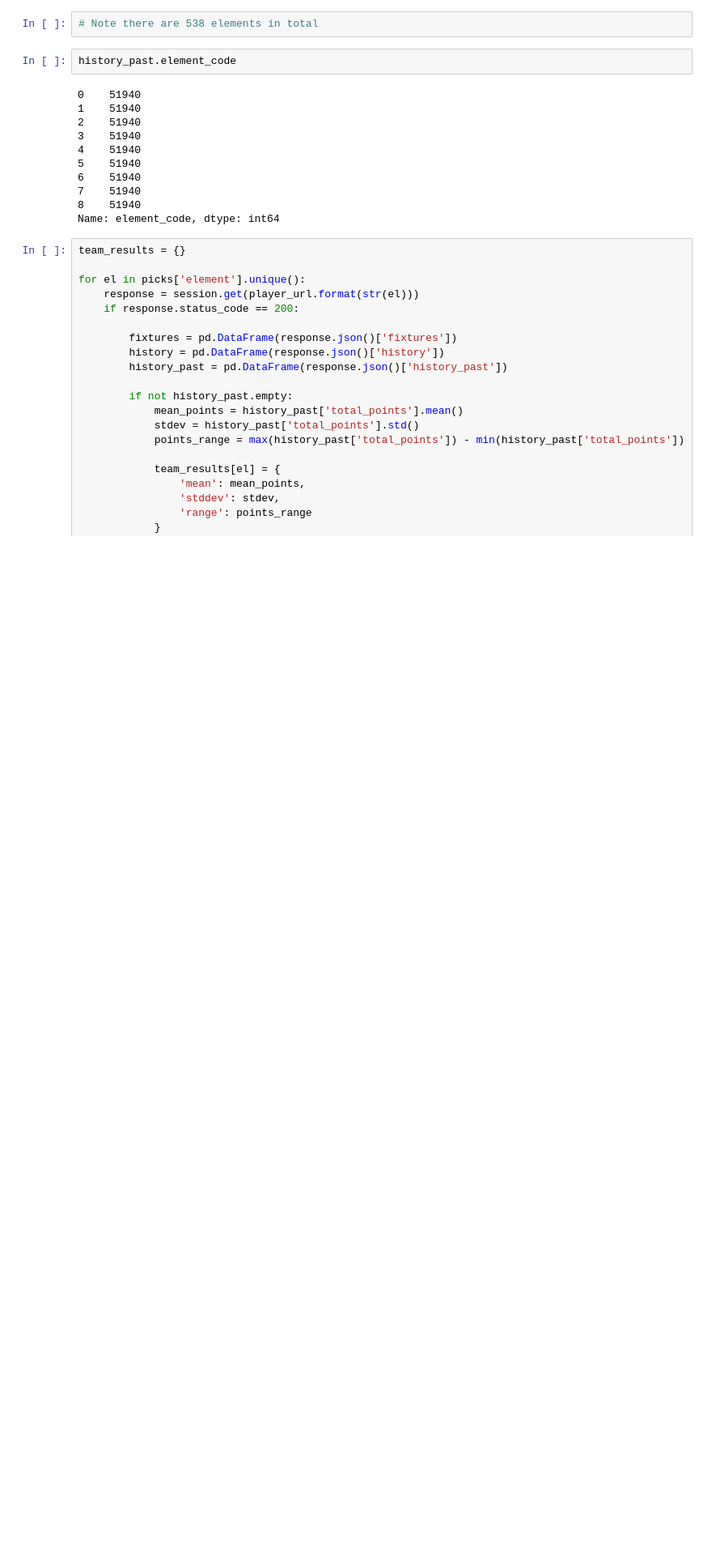
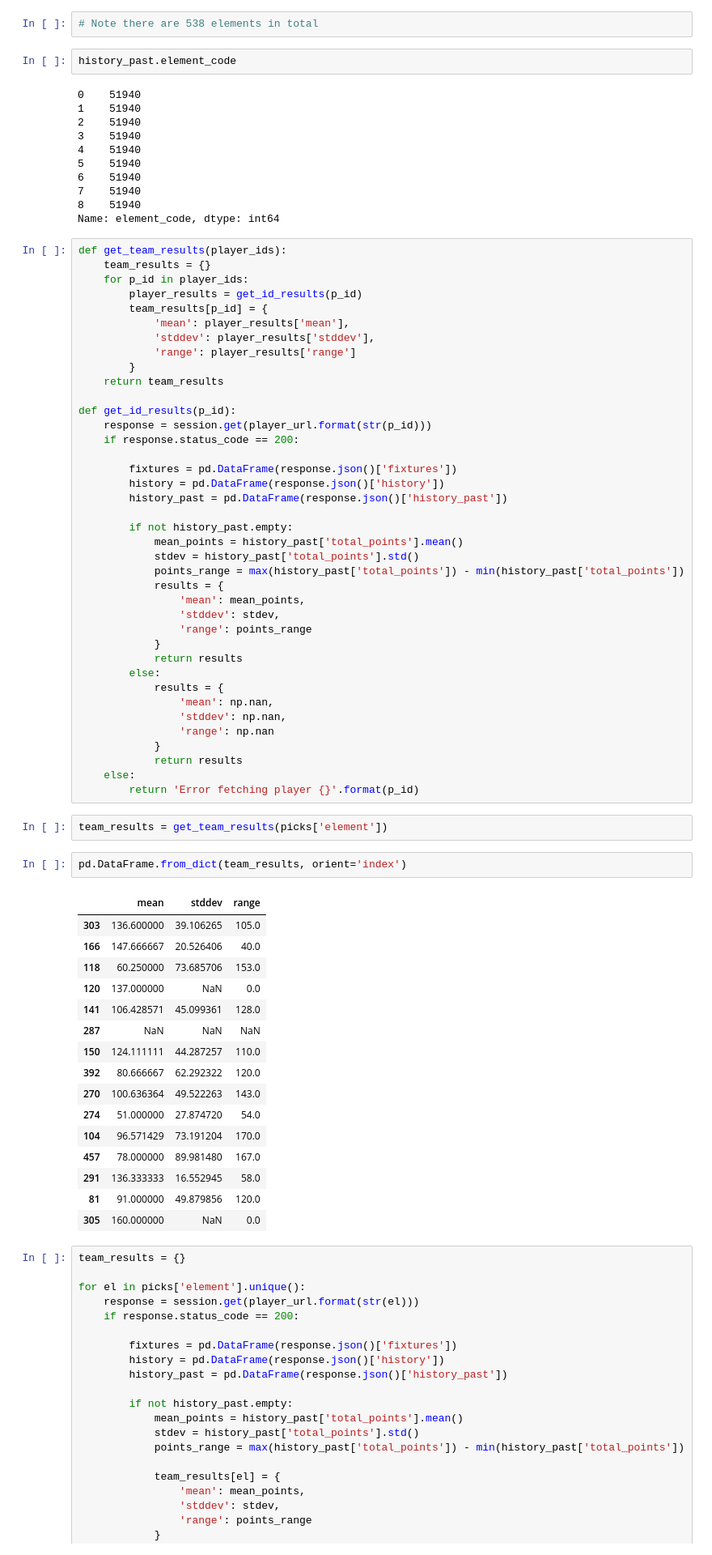
Before and after one commit to markbreen95/fantasty_football, a Jupyter notebook: The Game Baby.ipynb, the cells around one changed output. Shown at 81% size. Drawn from its saved outputs; the diff is of its cells as text; blank space fills up the shorter version.

```diff
--- a/The Game Baby.ipynb
+++ b/The Game Baby.ipynb
@@ -77,6 +81,66 @@ history_past.element_code
 7    51940
 8    51940
 Name: element_code, dtype: int64
+# %%
+def get_team_results(player_ids):
+    team_results = {}
+    for p_id in player_ids:
+        player_results = get_id_results(p_id)
+        team_results[p_id] = {
+            'mean': player_results['mean'],
+            'stddev': player_results['stddev'],
+            'range': player_results['range']
+        }
+    return team_results
+
+def get_id_results(p_id):
+    response = session.get(player_url.format(str(p_id)))
+    if response.status_code == 200:
+
+        fixtures = pd.DataFrame(response.json()['fixtures'])
+        history = pd.DataFrame(response.json()['history'])
+        history_past = pd.DataFrame(response.json()['history_past'])
+
+        if not history_past.empty:
+            mean_points = history_past['total_points'].mean()
+            stdev = history_past['total_points'].std()
+            points_range = max(history_past['total_points']) - min(history_past['total_points'])
+            results = {
+                'mean': mean_points,
+                'stddev': stdev,
+                'range': points_range
+            }
+            return results
+        else:
+            results = {
+                'mean': np.nan,
+                'stddev': np.nan,
+                'range': np.nan
+            }
+            return results
+    else:
+        return 'Error fetching player {}'.format(p_id)
+# %%
+team_results = get_team_results(picks['element'])
+# %%
+pd.DataFrame.from_dict(team_results, orient='index')
+# %% [output]
+|  | mean | stddev | range |
+| 303 | 136.600000 | 39.106265 | 105.0 |
+| 166 | 147.666667 | 20.526406 | 40.0 |
+| 118 | 60.250000 | 73.685706 | 153.0 |
+| 120 | 137.000000 | NaN | 0.0 |
+| 141 | 106.428571 | 45.099361 | 128.0 |
+| 287 | NaN | NaN | NaN |
+| 150 | 124.111111 | 44.287257 | 110.0 |
+| 392 | 80.666667 | 62.292322 | 120.0 |
+| 270 | 100.636364 | 49.522263 | 143.0 |
+| 274 | 51.000000 | 27.874720 | 54.0 |
+| 104 | 96.571429 | 73.191204 | 170.0 |
+| 457 | 78.000000 | 89.981480 | 167.0 |
+| 291 | 136.333333 | 16.552945 | 58.0 |
+| 81 | 91.000000 | 49.879856 | 120.0 |
+| 305 | 160.000000 | NaN | 0.0 |
 # %%
 team_results = {}
 
```
Also changed, not shown: parts of 11 cells of this notebook, 3 other files.
